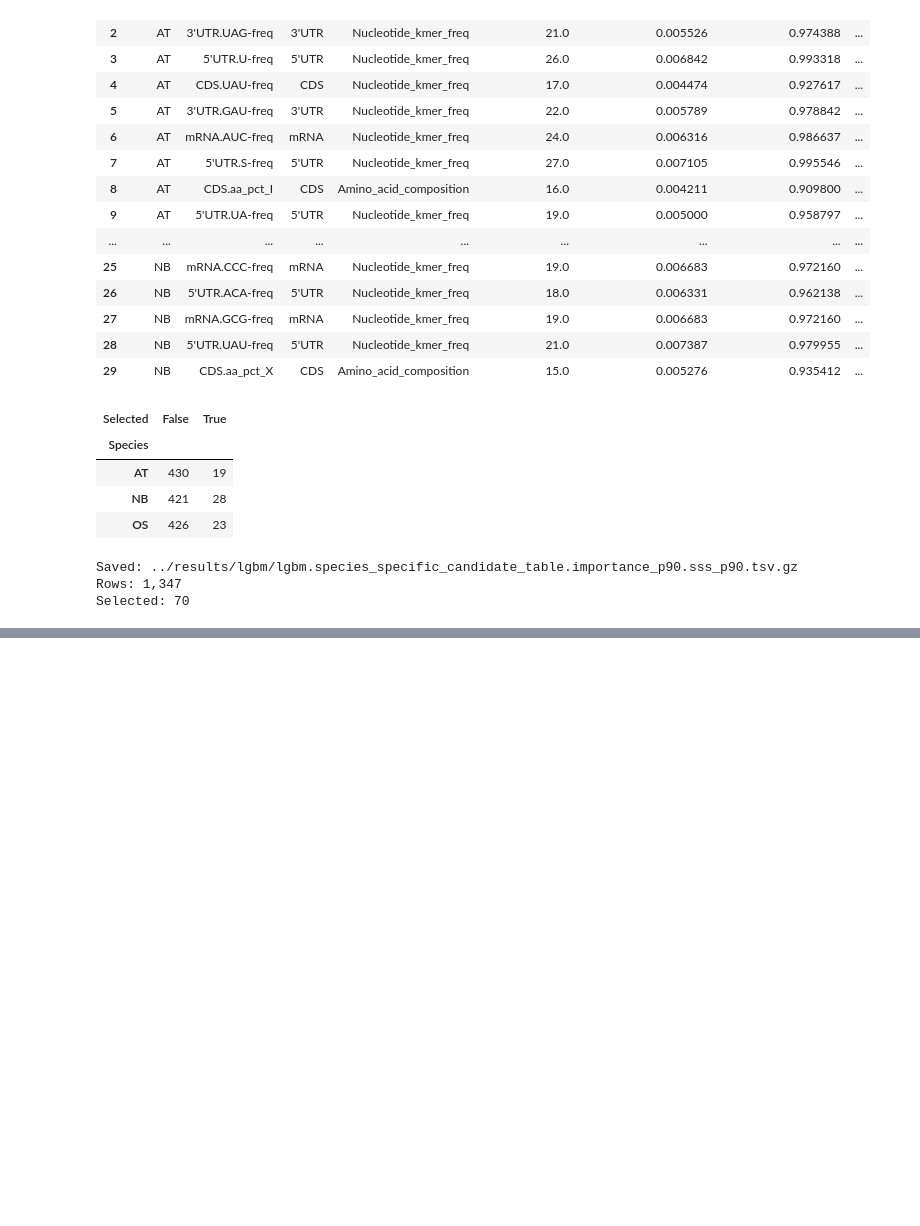
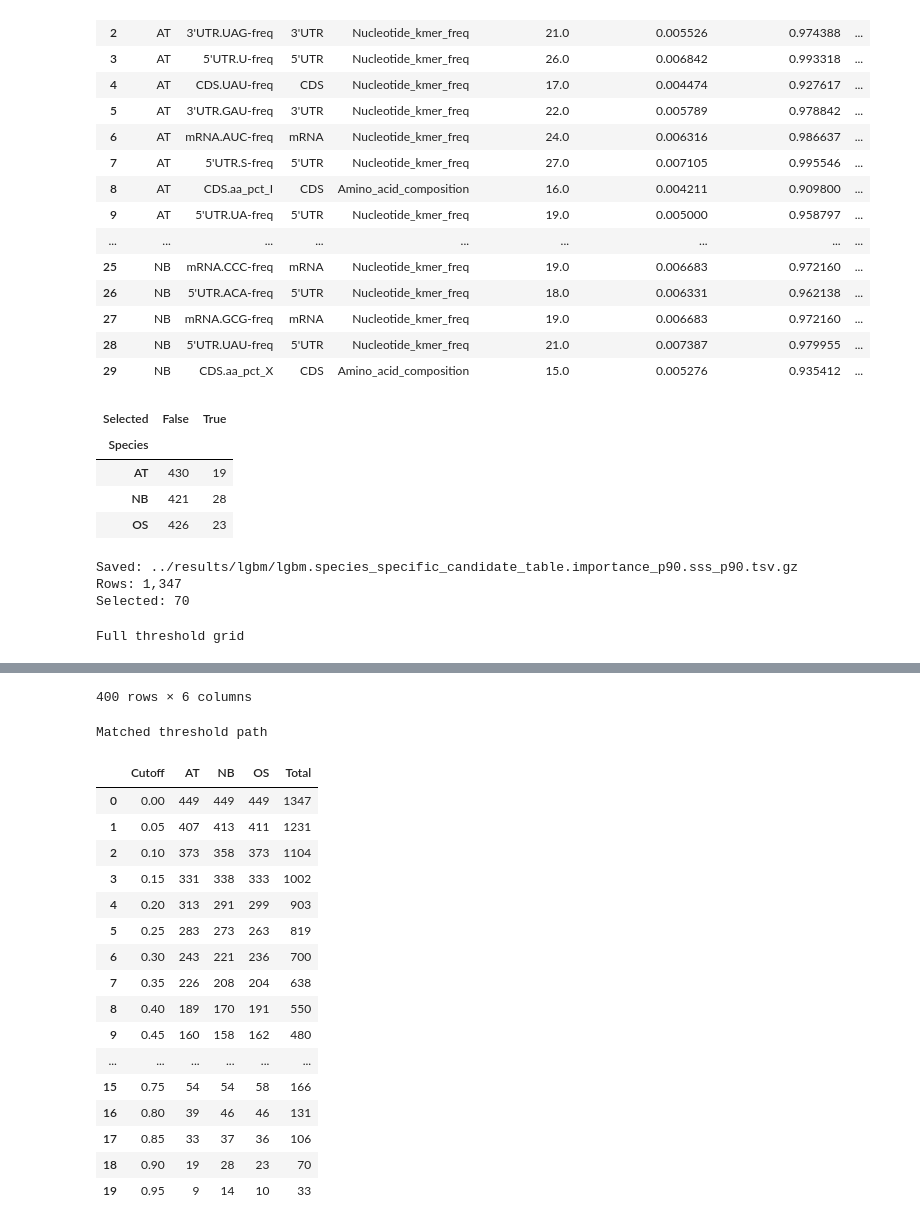
Before and after one commit to ih-11/regression, a Jupyter notebook: notebooks/analysis4_step1.ipynb, the cells around one changed output, grey strips where cells are left out. Cells and saved outputs as stored; diff of their text form; code cells hidden in the pictures; blank space fills up the shorter version.

```diff
--- a/notebooks/analysis4_step1.ipynb
+++ b/notebooks/analysis4_step1.ipynb
@@ -1601,3 +1601,55 @@ print(f"Selected: {candidate_all_df['Selected'].sum():,}")
 Saved: ../results/lgbm/lgbm.species_specific_candidate_table.importance_p90.sss_p90.tsv.gz
 Rows: 1,347
 Selected: 70
+# %%
+# ============================================
+# Candidate threshold sensitivity
+# Importance percentile × SSS percentile
+# ============================================
+
+cutoffs = np.arange(0.00, 1.00, 0.05)
+rows = []
+
+for importance_cutoff in cutoffs:
+    for sss_cutoff in cutoffs:
+        temp = candidate_df.loc[
+            (candidate_df["Importance_percentile"] >= importance_cutoff) &
+            (candidate_df["SSS_percentile"] >= sss_cutoff)
+        ]
+
+        counts = temp["Species"].value_counts().reindex(["AT", "NB", "OS"], fill_value=0)
+
+        rows.append({
+            "Importance_cutoff": importance_cutoff,
+            "SSS_cutoff": sss_cutoff,
+            "AT": int(counts["AT"]),
+            "NB": int(counts["NB"]),
+            "OS": int(counts["OS"]),
+            "Total": len(temp),
+        })
+
+candidate_threshold_df = pd.DataFrame(rows)
+
+# --------------------------------------------
+# Matched threshold path
+# Importance cutoff = SSS cutoff
+# --------------------------------------------
+
+threshold_path_df = (
+    candidate_threshold_df
+    .loc[np.isclose(
+        candidate_threshold_df["Importance_cutoff"],
+        candidate_threshold_df["SSS_cutoff"]
+    )]
+    .rename(columns={"Importance_cutoff": "Cutoff"})
+    .drop(columns="SSS_cutoff")
+    .reset_index(drop=True)
+)
+
+print("Full threshold grid")
+display(candidate_threshold_df)
+
+print("\nMatched threshold path")
+display(threshold_path_df)
+# %% [output]
+Full threshold grid
@@ -1603,0 +1668,19 @@ Selected: 70
+400 rows × 6 columns
+Matched threshold path
+|  | Cutoff | AT | NB | OS | Total |
+| 0 | 0.00 | 449 | 449 | 449 | 1347 |
+| 1 | 0.05 | 407 | 413 | 411 | 1231 |
+| 2 | 0.10 | 373 | 358 | 373 | 1104 |
+| 3 | 0.15 | 331 | 338 | 333 | 1002 |
+| 4 | 0.20 | 313 | 291 | 299 | 903 |
+| 5 | 0.25 | 283 | 273 | 263 | 819 |
+| 6 | 0.30 | 243 | 221 | 236 | 700 |
+| 7 | 0.35 | 226 | 208 | 204 | 638 |
+| 8 | 0.40 | 189 | 170 | 191 | 550 |
+| 9 | 0.45 | 160 | 158 | 162 | 480 |
+| ... | ... | ... | ... | ... | ... |
+| 15 | 0.75 | 54 | 54 | 58 | 166 |
+| 16 | 0.80 | 39 | 46 | 46 | 131 |
+| 17 | 0.85 | 33 | 37 | 36 | 106 |
+| 18 | 0.90 | 19 | 28 | 23 | 70 |
+| 19 | 0.95 | 9 | 14 | 10 | 33 |
```
Also changed, not shown: parts of 3 cells of this notebook.
